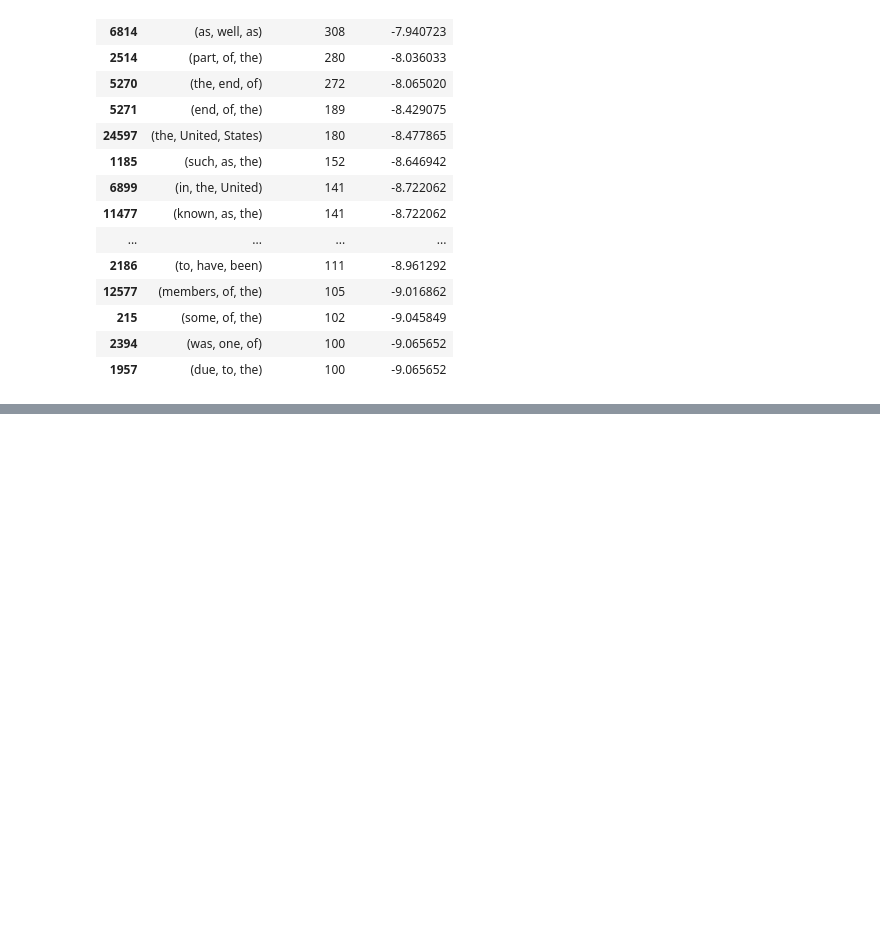
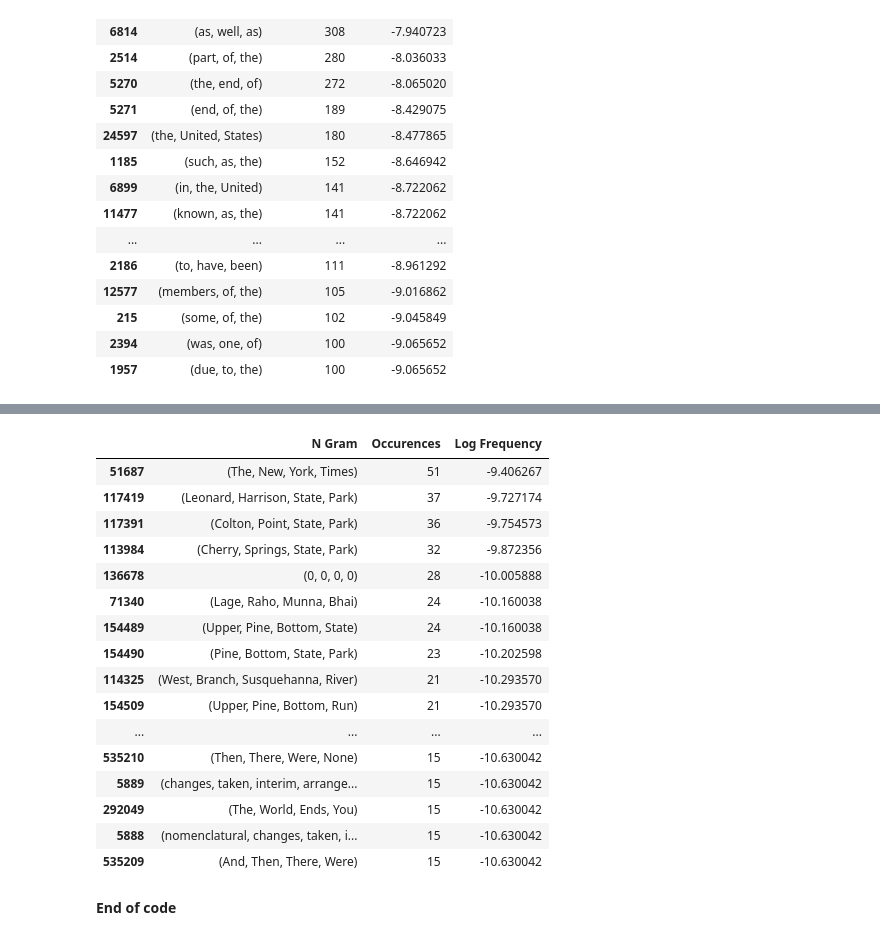
Before and after one commit to anirbanpalDSC/DSC550, a Jupyter notebook: Assignment 5.2.ipynb, the cells around one changed output, grey strips where cells are left out. Drawn from its saved outputs; the diff is of its cells as text; code cells hidden in the pictures; blank space fills up the shorter version.

```diff
--- a/Assignment 5.2.ipynb
+++ b/Assignment 5.2.ipynb
@@ -356,0 +357,23 @@ alltxt.split()
+# %%
+# Find quad-grams for cleaned text
+get_ngrams(alltxt, 4, 20, 'Y')
+# %% [output]
+|  | N Gram | Occurences | Log Frequency |
+| 51687 | (The, New, York, Times) | 51 | -9.406267 |
+| 117419 | (Leonard, Harrison, State, Park) | 37 | -9.727174 |
+| 117391 | (Colton, Point, State, Park) | 36 | -9.754573 |
+| 113984 | (Cherry, Springs, State, Park) | 32 | -9.872356 |
+| 136678 | (0, 0, 0, 0) | 28 | -10.005888 |
+| 71340 | (Lage, Raho, Munna, Bhai) | 24 | -10.160038 |
+| 154489 | (Upper, Pine, Bottom, State) | 24 | -10.160038 |
+| 154490 | (Pine, Bottom, State, Park) | 23 | -10.202598 |
+| 114325 | (West, Branch, Susquehanna, River) | 21 | -10.293570 |
+| 154509 | (Upper, Pine, Bottom, Run) | 21 | -10.293570 |
+| ... | ... | ... | ... |
+| 535210 | (Then, There, Were, None) | 15 | -10.630042 |
+| 5889 | (changes, taken, interim, arrange... | 15 | -10.630042 |
+| 292049 | (The, World, Ends, You) | 15 | -10.630042 |
+| 5888 | (nomenclatural, changes, taken, i... | 15 | -10.630042 |
+| 535209 | (And, Then, There, Were) | 15 | -10.630042 |
+# %% [markdown]
+**End of code**
```
Also changed, not shown: parts of 7 cells of this notebook.
